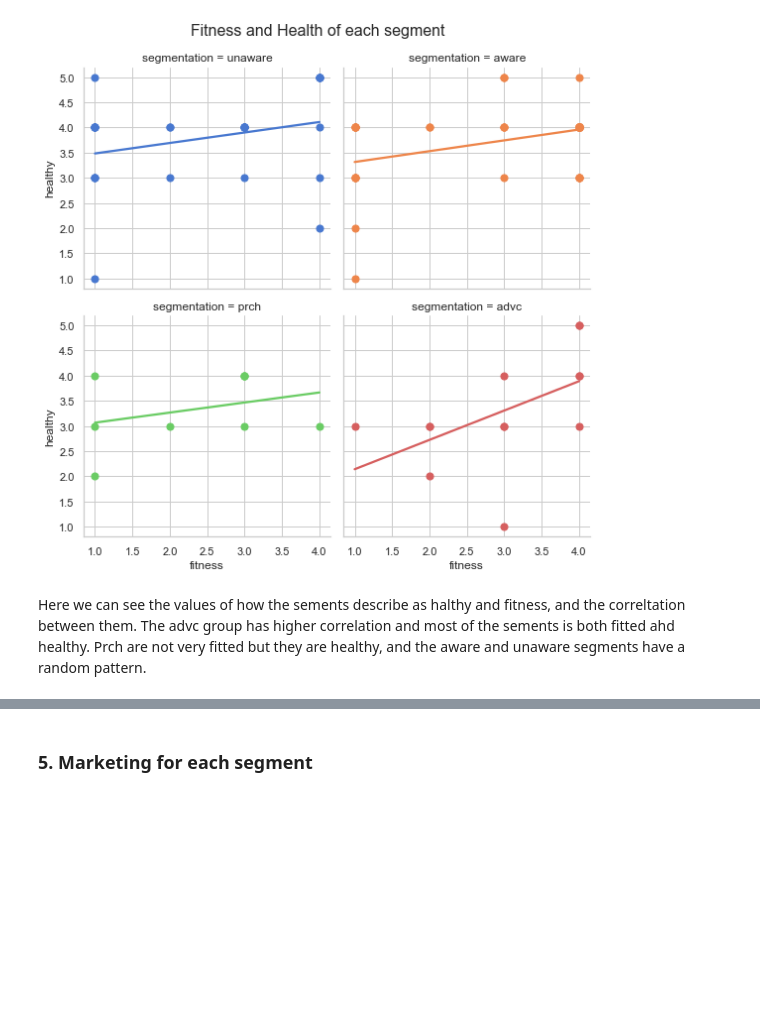
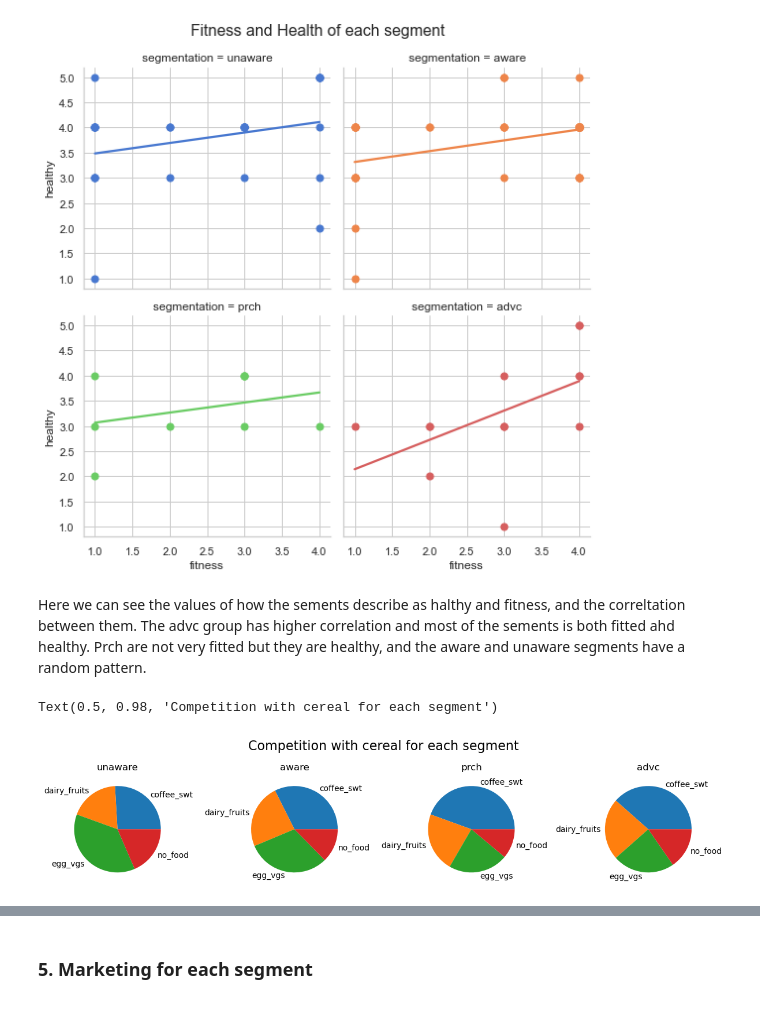
Before and after one commit to miriamdi/kelloggs_survey, a Jupyter notebook: analysis.ipynb, the cells around one changed output, grey strips where cells are left out. Drawn from its saved outputs; the diff is of its cells as text; code cells hidden in the pictures; blank space fills up the shorter version.

```diff
--- a/analysis.ipynb
+++ b/analysis.ipynb
@@ -395,3 +396,24 @@ Text(0.5, 0.98, 'Fitness and Health of each segment')
 [figure]
 # %% [markdown]
 Here we can see the values of how the sements describe as halthy and fitness, and the correltation between them. The advc group has higher correlation and most of the sements is both fitted ahd healthy. Prch are not very fitted but they are healthy, and the aware and unaware segments have a random pattern.
+# %%
+f, (ax1, ax2, ax3, ax4) = plt.subplots(1, 4, figsize=(12,3),dpi=100)
+
+def non_cereal_pie(seg, seg_name, ax):
+    count = seg.non_cereal.value_counts().to_frame().sort_index()
+    ax.pie(count.non_cereal, labels=count.index)
+    ax.set_title(seg_name)
+
+
+non_cereal_pie(unaware, 'unaware', ax1)
+non_cereal_pie(aware, 'aware', ax2)
+non_cereal_pie(prch, 'prch', ax3)
+non_cereal_pie(advc, 'advc', ax4)
+
+
+plt.tight_layout(rect=[0, 0, 1, 0.95])
+
+f.suptitle('Competition with cereal for each segment', fontsize=16)
+# %% [output]
+Text(0.5, 0.98, 'Competition with cereal for each segment')
+[figure, added]
```
Also changed, not shown: parts of 3 cells of this notebook, 1 other file.
